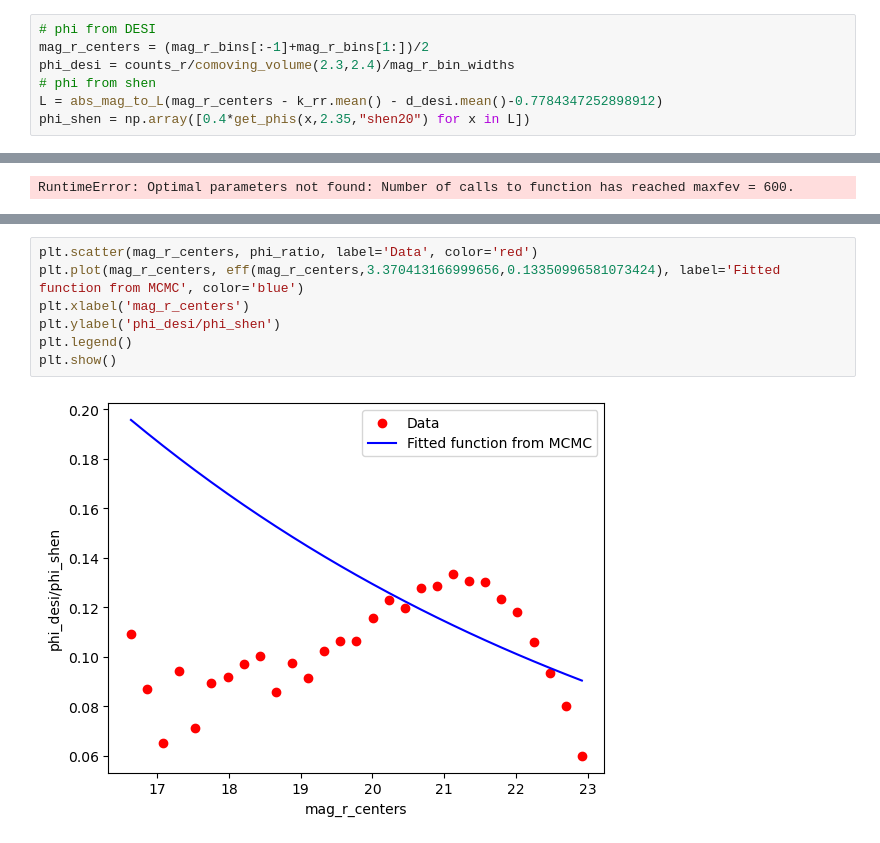
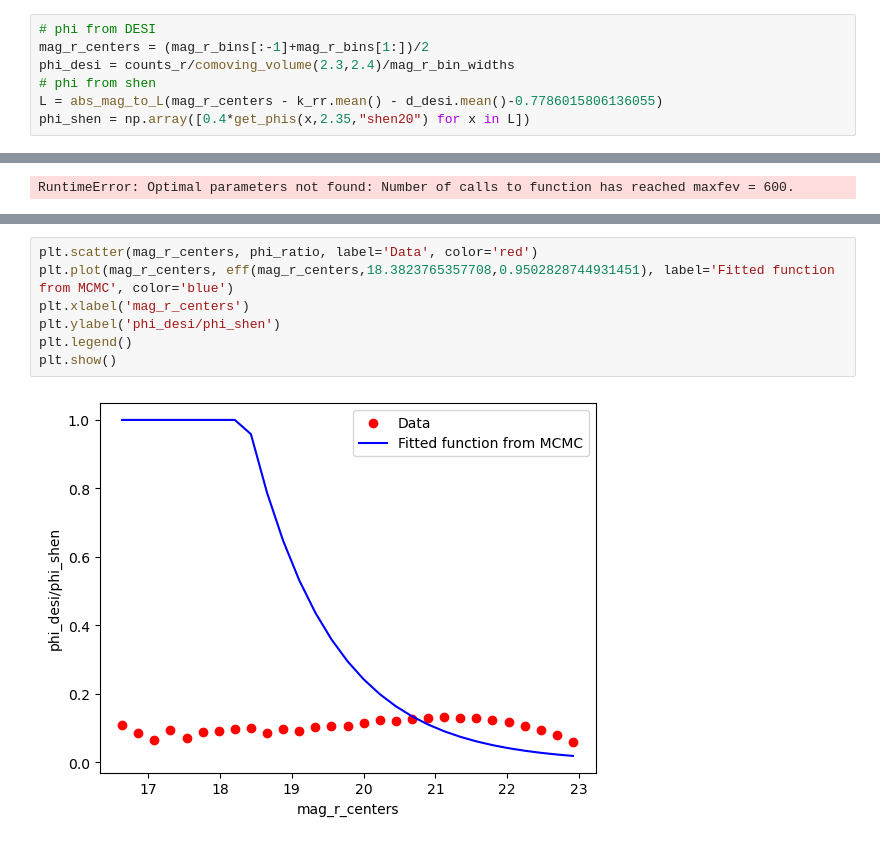
Before and after one commit to XuZhaozhong-1/DESI-ZTF, a Jupyter notebook: DESI-ZTF-2/QSO_DIS1.ipynb, the cells around one changed output, grey strips where cells are left out. Saved outputs shown, nothing was run; the diff lists cells and outputs as text.

```diff
--- a/DESI-ZTF-2/QSO_DIS1.ipynb
+++ b/DESI-ZTF-2/QSO_DIS1.ipynb
@@ -90,7 +90,7 @@ def comoving_volume(z1,z2):
 mag_r_centers = (mag_r_bins[:-1]+mag_r_bins[1:])/2
 phi_desi = counts_r/comoving_volume(2.3,2.4)/mag_r_bin_widths
 # phi from shen
-L = abs_mag_to_L(mag_r_centers - k_rr.mean() - d_desi.mean()-0.7784347252898912)
+L = abs_mag_to_L(mag_r_centers - k_rr.mean() - d_desi.mean()-0.7786015806136055)
 phi_shen = np.array([0.4*get_phis(x,2.35,"shen20") for x in L])
 # %%
 #plt.scatter(mag_r_centers,phi_desi/phi_shen)
@@ -169,12 +166,12 @@ NameError: name 'popt' is not defined
 # %%
 plt.scatter(mag_r_centers, phi_ratio, label='Data', color='red')
-plt.plot(mag_r_centers, eff(mag_r_centers,3.370413166999656,0.13350996581073424), label='Fitted function from MCMC', color='blue')
+plt.plot(mag_r_centers, eff(mag_r_centers,18.3823765357708,0.9502828744931451), label='Fitted function from MCMC', color='blue')
 plt.xlabel('mag_r_centers')
 plt.ylabel('phi_desi/phi_shen')
 plt.legend()
 plt.show()
 # %% [output]
-[figure, old version]
+[figure, new version]
 # %%
 def eff(m, m0, b):
     eff = np.where(m < m0, 1, 10**(-b*(m-m0)/2.5))
```
Also changed, not shown: parts of 2 cells of this notebook, 2 other files.
